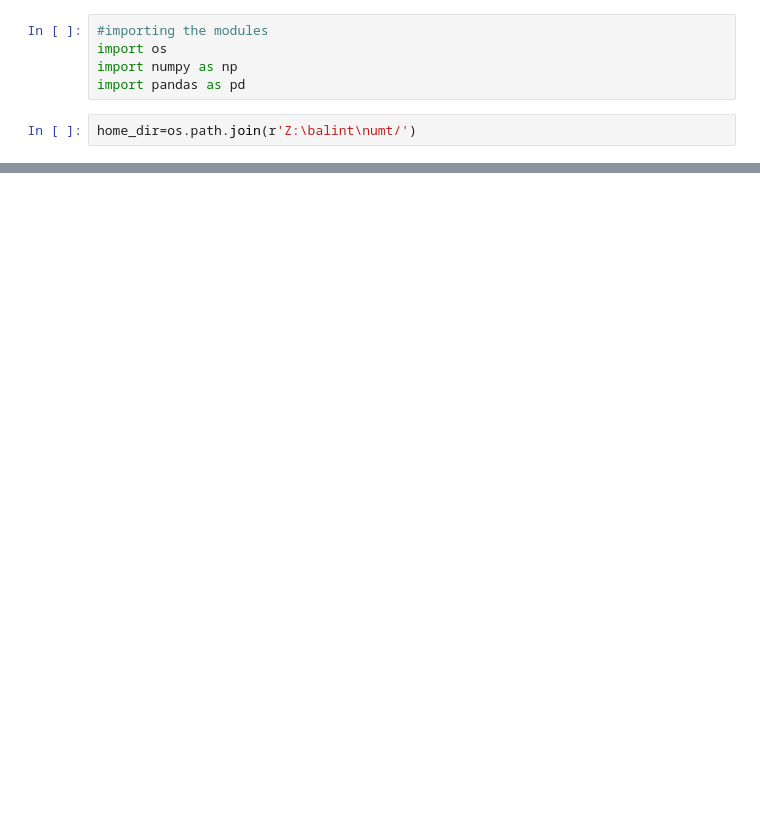
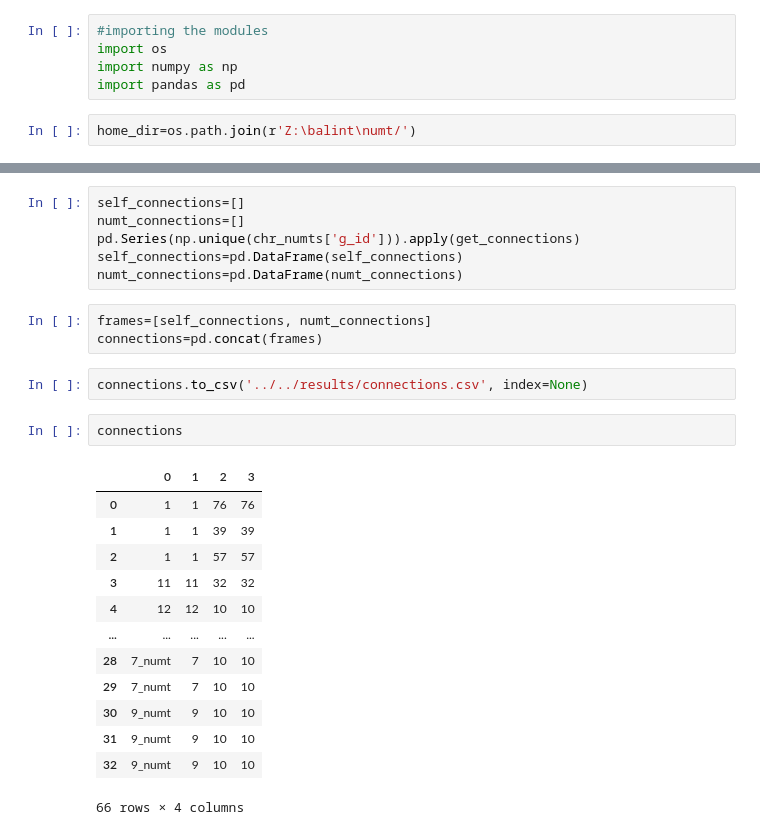
Before and after one commit to balintbiro/Oryctolagus_cuniculus_numts, a Jupyter notebook: codes/trials/data_prep_for_chord.ipynb, the cells around one changed output, grey strips where cells are left out. Cells and saved outputs as stored; diff of their text form; blank space fills up the shorter version.

Commit message:
visualization + data prep

```diff
--- a/codes/trials/data_prep_for_chord.ipynb
+++ b/codes/trials/data_prep_for_chord.ipynb
@@ -238,0 +95,27 @@ chr_numts
+# %%
+self_connections=[]
+numt_connections=[]
+pd.Series(np.unique(chr_numts['g_id'])).apply(get_connections)
+self_connections=pd.DataFrame(self_connections)
+numt_connections=pd.DataFrame(numt_connections)
+# %%
+frames=[self_connections, numt_connections]
+connections=pd.concat(frames)
+# %%
+connections.to_csv('../../results/connections.csv', index=None)
+# %%
+connections
+# %% [output]
+|  | 0 | 1 | 2 | 3 |
+| 0 | 1 | 1 | 76 | 76 |
+| 1 | 1 | 1 | 39 | 39 |
+| 2 | 1 | 1 | 57 | 57 |
+| 3 | 11 | 11 | 32 | 32 |
+| 4 | 12 | 12 | 10 | 10 |
+| ... | ... | ... | ... | ... |
+| 28 | 7_numt | 7 | 10 | 10 |
+| 29 | 7_numt | 7 | 10 | 10 |
+| 30 | 9_numt | 9 | 10 | 10 |
+| 31 | 9_numt | 9 | 10 | 10 |
+| 32 | 9_numt | 9 | 10 | 10 |
+66 rows × 4 columns
```
Also changed, not shown: parts of 18 cells of this notebook, 2 other files.
